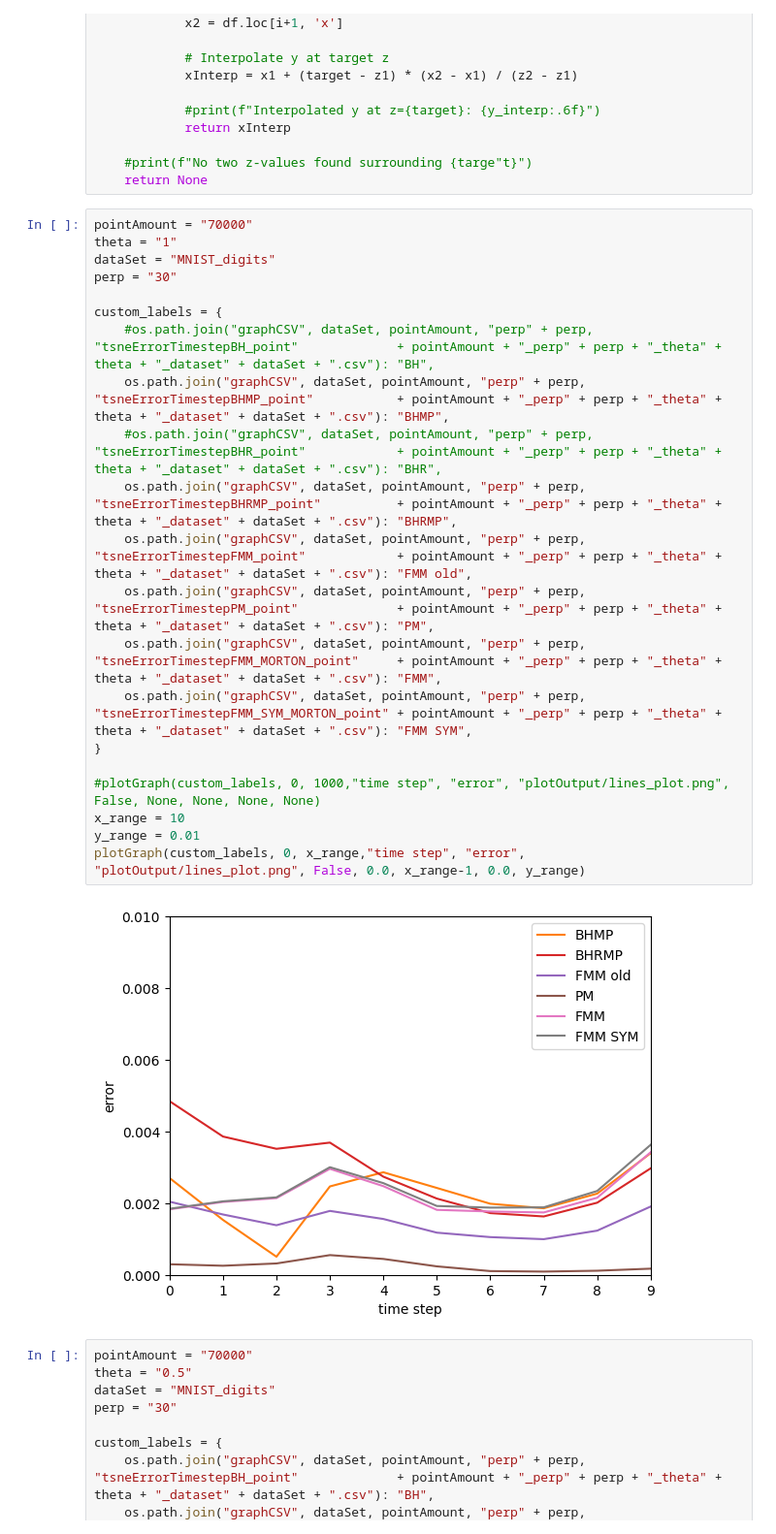
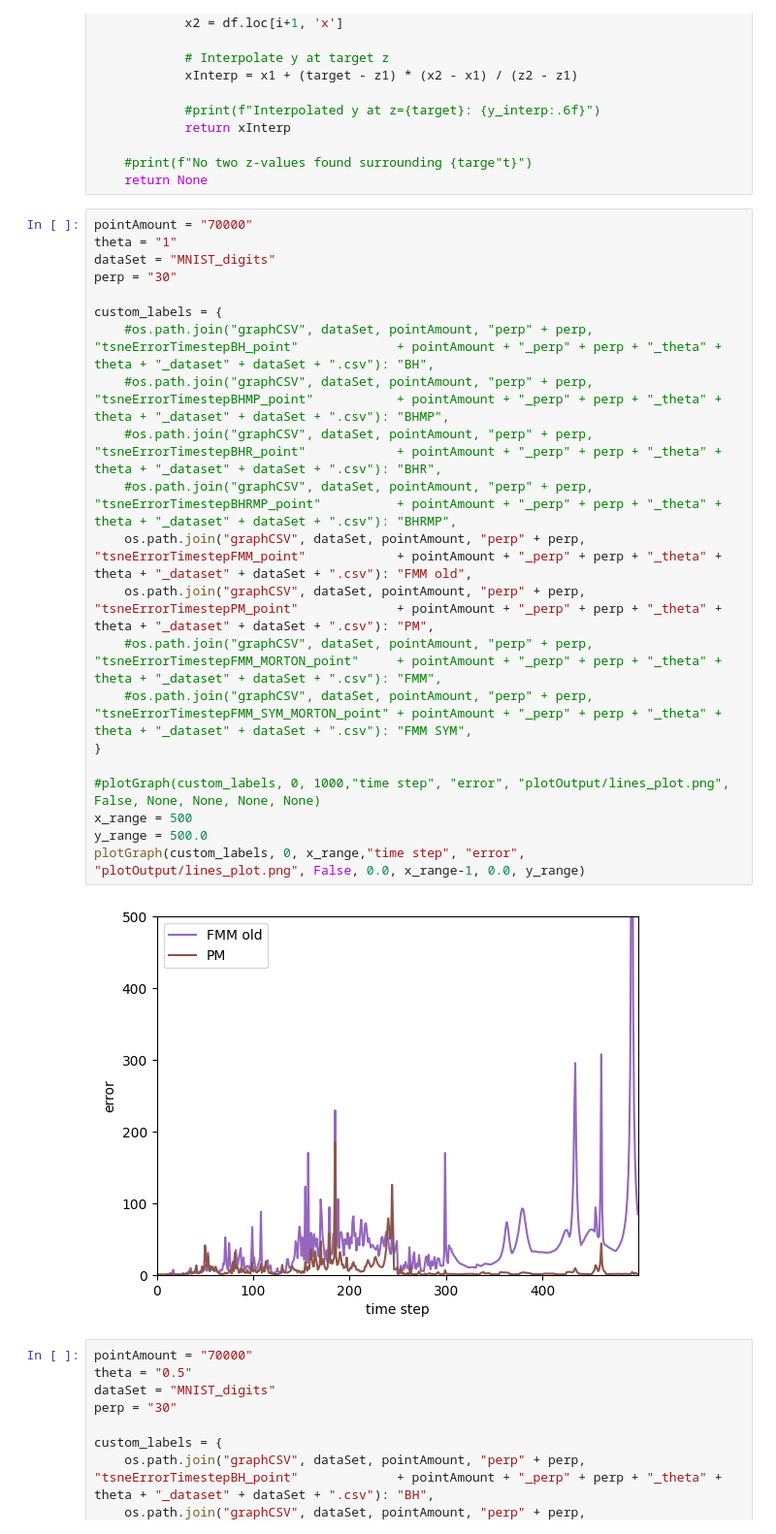
Before and after one commit to LucasFurer/MasterThesisLucas, a Jupyter notebook: grapher.ipynb, the cells around one changed output. Shown at 97% size. Cells and saved outputs as stored; diff of their text form.

```diff
--- a/grapher.ipynb
+++ b/grapher.ipynb
@@ -157,26 +157,26 @@ def findTime(csvPath, target=1.0):
 # %%
 pointAmount = "70000"
 theta = "1"
 dataSet = "MNIST_digits"
 perp = "30"
 
 custom_labels = {
     #os.path.join("graphCSV", dataSet, pointAmount, "perp" + perp, "tsneErrorTimestepBH_point"             + pointAmount + "_perp" + perp + "_theta" + theta + "_dataset" + dataSet + ".csv"): "BH",
-    os.path.join("graphCSV", dataSet, pointAmount, "perp" + perp, "tsneErrorTimestepBHMP_point"           + pointAmount + "_perp" + perp + "_theta" + theta + "_dataset" + dataSet + ".csv"): "BHMP",
+    #os.path.join("graphCSV", dataSet, pointAmount, "perp" + perp, "tsneErrorTimestepBHMP_point"           + pointAmount + "_perp" + perp + "_theta" + theta + "_dataset" + dataSet + ".csv"): "BHMP",
     #os.path.join("graphCSV", dataSet, pointAmount, "perp" + perp, "tsneErrorTimestepBHR_point"            + pointAmount + "_perp" + perp + "_theta" + theta + "_dataset" + dataSet + ".csv"): "BHR",
-    os.path.join("graphCSV", dataSet, pointAmount, "perp" + perp, "tsneErrorTimestepBHRMP_point"          + pointAmount + "_perp" + perp + "_theta" + theta + "_dataset" + dataSet + ".csv"): "BHRMP",
+    #os.path.join("graphCSV", dataSet, pointAmount, "perp" + perp, "tsneErrorTimestepBHRMP_point"          + pointAmount + "_perp" + perp + "_theta" + theta + "_dataset" + dataSet + ".csv"): "BHRMP",
     os.path.join("graphCSV", dataSet, pointAmount, "perp" + perp, "tsneErrorTimestepFMM_point"            + pointAmount + "_perp" + perp + "_theta" + theta + "_dataset" + dataSet + ".csv"): "FMM old",
     os.path.join("graphCSV", dataSet, pointAmount, "perp" + perp, "tsneErrorTimestepPM_point"             + pointAmount + "_perp" + perp + "_theta" + theta + "_dataset" + dataSet + ".csv"): "PM",
-    os.path.join("graphCSV", dataSet, pointAmount, "perp" + perp, "tsneErrorTimestepFMM_MORTON_point"     + pointAmount + "_perp" + perp + "_theta" + theta + "_dataset" + dataSet + ".csv"): "FMM",
-    os.path.join("graphCSV", dataSet, pointAmount, "perp" + perp, "tsneErrorTimestepFMM_SYM_MORTON_point" + pointAmount + "_perp" + perp + "_theta" + theta + "_dataset" + dataSet + ".csv"): "FMM SYM",
+    #os.path.join("graphCSV", dataSet, pointAmount, "perp" + perp, "tsneErrorTimestepFMM_MORTON_point"     + pointAmount + "_perp" + perp + "_theta" + theta + "_dataset" + dataSet + ".csv"): "FMM",
+    #os.path.join("graphCSV", dataSet, pointAmount, "perp" + perp, "tsneErrorTimestepFMM_SYM_MORTON_point" + pointAmount + "_perp" + perp + "_theta" + theta + "_dataset" + dataSet + ".csv"): "FMM SYM",
 }
 
 #plotGraph(custom_labels, 0, 1000,"time step", "error", "plotOutput/lines_plot.png", False, None, None, None, None)
-x_range = 10
-y_range = 0.01
+x_range = 500
+y_range = 500.0
 plotGraph(custom_labels, 0, x_range,"time step", "error", "plotOutput/lines_plot.png", False, 0.0, x_range-1, 0.0, y_range)
 # %% [output]
-[figure, old version]
+[figure, new version]
 # %%
 pointAmount = "70000"
 theta = "0.5"
```
Also changed, not shown: 3 other files.
